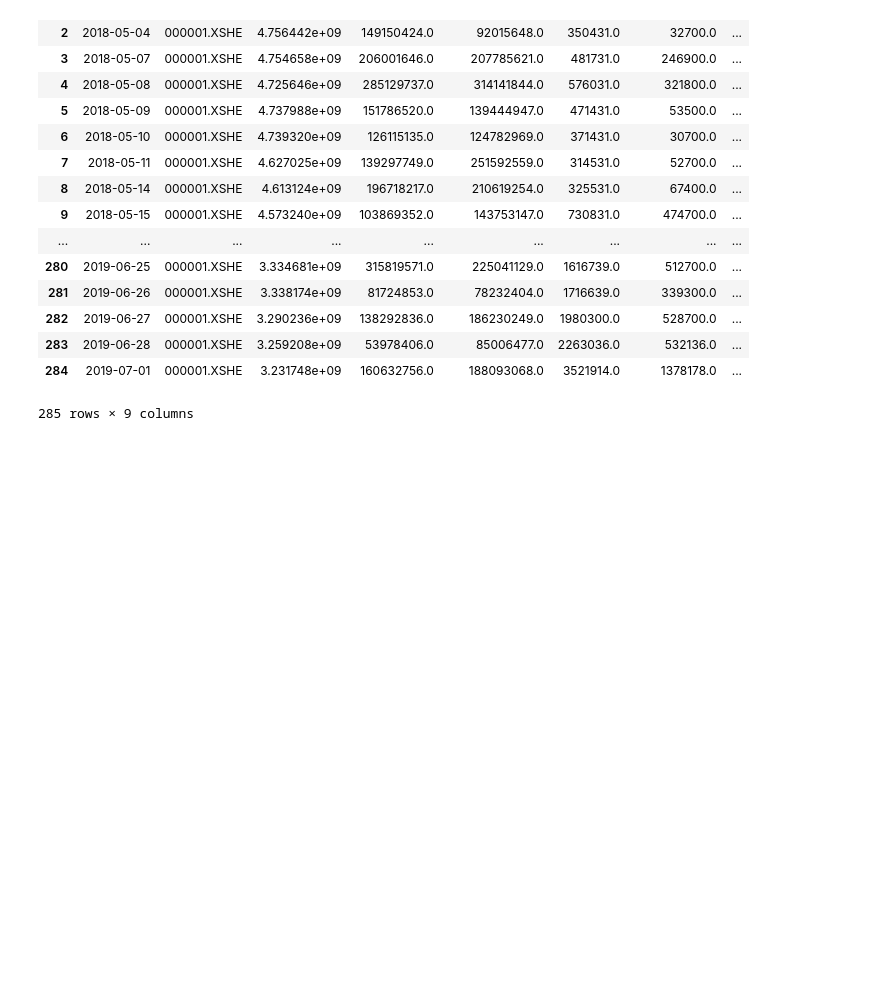
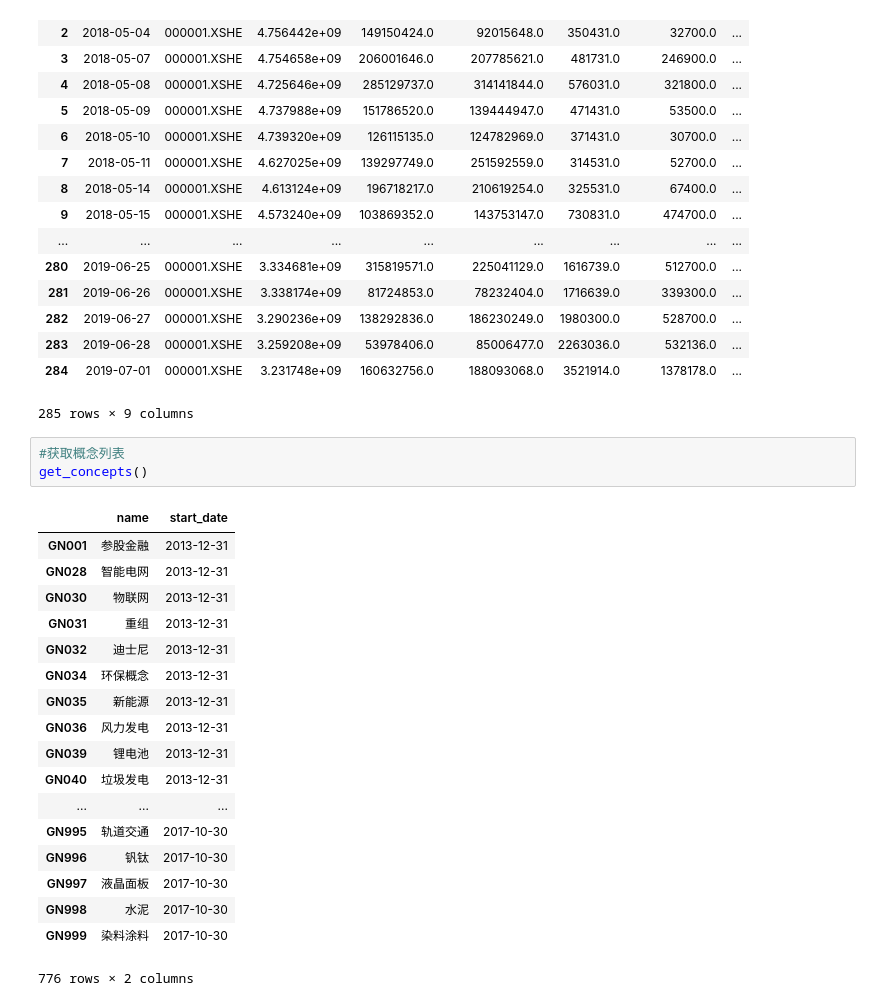
Before and after one commit to minplemon/stockThird, a Jupyter notebook: Jupyter/stockBaseInfo.ipynb, the cells around one changed output. Drawn from its saved outputs; the diff is of its cells as text; blank space fills up the shorter version.

Commit message:
获取概念列表 获取概念成份股

```diff
--- a/Jupyter/stockBaseInfo.ipynb
+++ b/Jupyter/stockBaseInfo.ipynb
@@ -181,3 +181,25 @@ get_mtss('000001.XSHE', '2018-05-01', '2019-07-01')
 | 283 | 2019-06-28 | 000001.XSHE | 3.259208e+09 | 53978406.0 | 85006477.0 | 2263036.0 | 532136.0 | ... |
 | 284 | 2019-07-01 | 000001.XSHE | 3.231748e+09 | 160632756.0 | 188093068.0 | 3521914.0 | 1378178.0 | ... |
 285 rows × 9 columns
+# %%
+#获取概念列表
+get_concepts()
+# %% [output]
+|  | name | start_date |
+| GN001 | 参股金融 | 2013-12-31 |
+| GN028 | 智能电网 | 2013-12-31 |
+| GN030 | 物联网 | 2013-12-31 |
+| GN031 | 重组 | 2013-12-31 |
+| GN032 | 迪士尼 | 2013-12-31 |
+| GN034 | 环保概念 | 2013-12-31 |
+| GN035 | 新能源 | 2013-12-31 |
+| GN036 | 风力发电 | 2013-12-31 |
+| GN039 | 锂电池 | 2013-12-31 |
+| GN040 | 垃圾发电 | 2013-12-31 |
+| ... | ... | ... |
+| GN995 | 轨道交通 | 2017-10-30 |
+| GN996 | 钒钛 | 2017-10-30 |
+| GN997 | 液晶面板 | 2017-10-30 |
+| GN998 | 水泥 | 2017-10-30 |
+| GN999 | 染料涂料 | 2017-10-30 |
+776 rows × 2 columns
```
Also changed, not shown: parts of 1 cell of this notebook.
